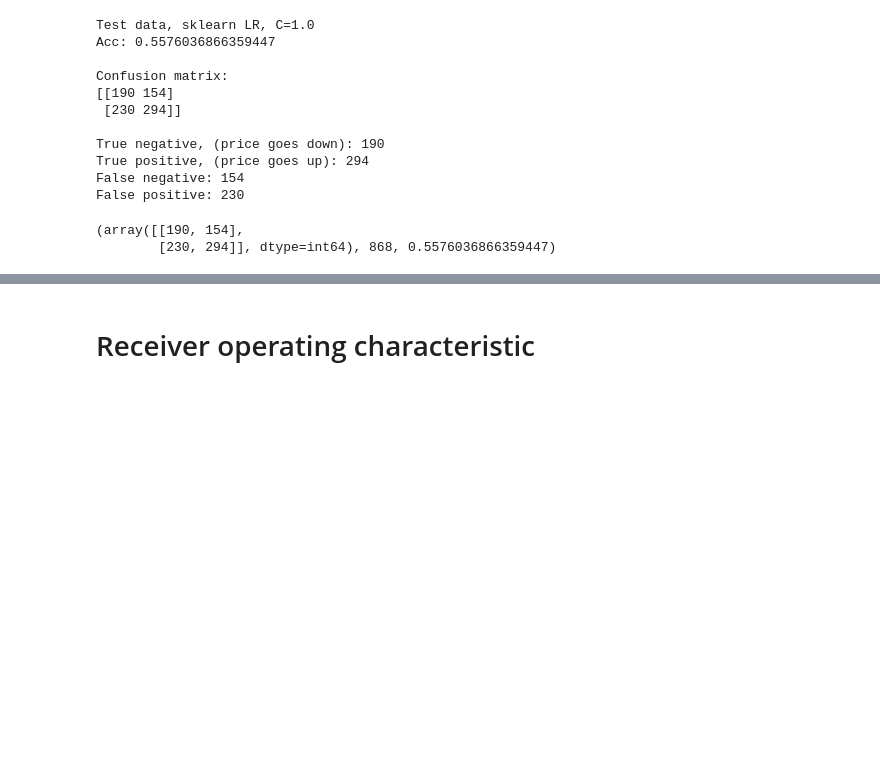
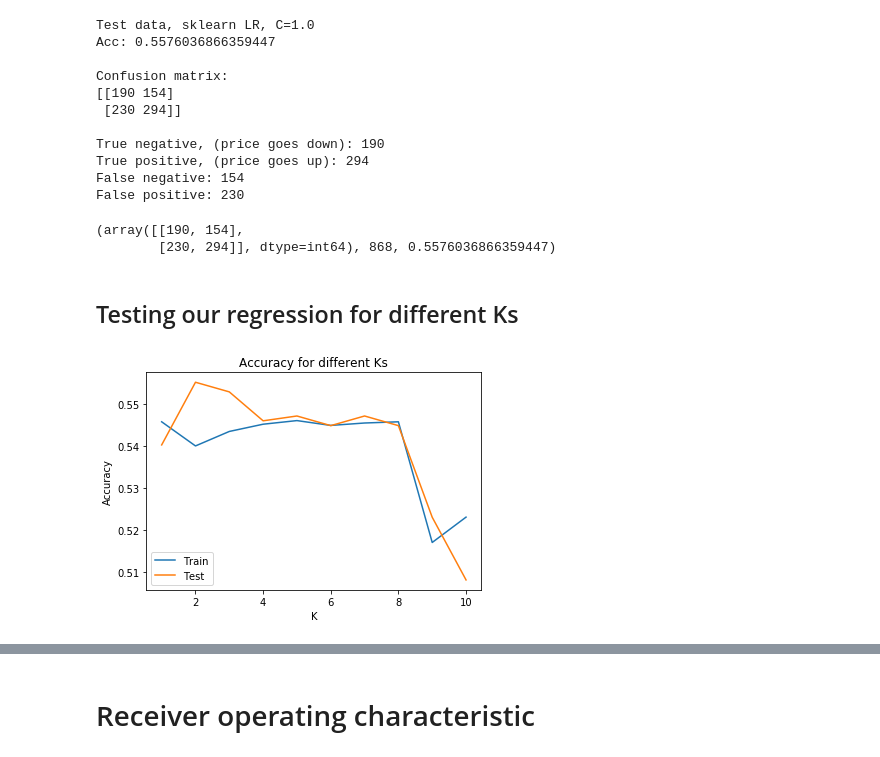
Before and after one commit to TheFebrin/LimitOrderBook, a Jupyter notebook: LOB_project.ipynb, the cells around one changed output, grey strips where cells are left out. Drawn from its saved outputs; the diff is of its cells as text; code cells hidden in the pictures; blank space fills up the shorter version.

```diff
--- a/LOB_project.ipynb
+++ b/LOB_project.ipynb
@@ -304,9 +321,12 @@ $$H_{f}(x) \  \text{is Hessian matrix and} \ \gamma \ \text{is step size.}$$
 ## L-BFGS-B solver
 # %% [markdown]
 L-BFGS-B solver tries to find optimum of $f$ function using $\nabla f(x)$.
+# %%
+def sigmoid(x):
+    return 1 / (1 + np.exp(-x))
 # %%
 class Logistic_Regression:
-    def __init__(self, max_iter=500, solver_calls=5,lambda_ = 0.5,Theta=None, solver='l_bfgs_b', debug=False):
+    def __init__(self, max_iter=500, solver_calls=5, lambda_=0.5, Theta=None, solver='l_bfgs_b', debug=False):
         self.Theta = Theta
         self.solver_calls = solver_calls
         self.max_iter = max_iter
@@ -375,9 +395,13 @@ class Logistic_Regression:
                 i += 1
             self.Theta = Theta
 
+        else:
+            print(f'Wrong solver!: {self.solver}')
 
-    def predict(self,X):
+
+    def predict(self, X, threshold=0.5):
         X_with_ones = np.hstack((np.ones((X.shape[0],1)),X))
-        preds = (np.dot(self.Theta,X_with_ones.T) >= 0) * 1
+        preds = sigmoid(np.dot(self.Theta, X_with_ones.T)) >= threshold
+#         preds = np.dot(self.Theta, X_with_ones.T) >= 0
         return preds
 # %%
@@ -509,3 +533,5 @@ False negative: 154
 False positive: 230
 (array([[190, 154],
         [230, 294]], dtype=int64), 868, 0.5576036866359447)
+# %% [markdown]
+## Testing our regression for different Ks
@@ -511,0 +569,25 @@ False positive: 230
+# %%
+train_c, test_c = [], []
+k_list = np.arange(1, 11)
+
+for K in k_list:
+    X = np.array([[queue_imbalance_k(data,t,k) for k in range(1,K+1)] for t in T])
+    X_train, X_test, y_train, y_test = train_test_split(
+        X, target, test_size=0.2, random_state=42,shuffle=False)
+    LR = Logistic_Regression(solver='newton')
+    LR.fit(X_train, y_train)
+    preds_train = LR.predict(X_train)
+    train_c.append(np.mean(preds_train == y_train))
+    preds_test = LR.predict(X_test)
+    test_c.append(np.mean(preds_test == y_test))
+#     print('K:', K)
+#     print(f'Train: {np.mean(preds_train == y_train)}')
+#     print(f'Test: {np.mean(preds_test == y_test)}')
+#     print()
+
+train_c = np.array(train_c)
+test_c = np.array(test_c)
+# %%
+plot(X=k_list, Y1=train_c, Y2=test_c, title='Accuracy for different Ks', x_title='K')
+# %% [output]
+[figure, added]
```
Also changed, not shown: parts of 27 cells of this notebook.
